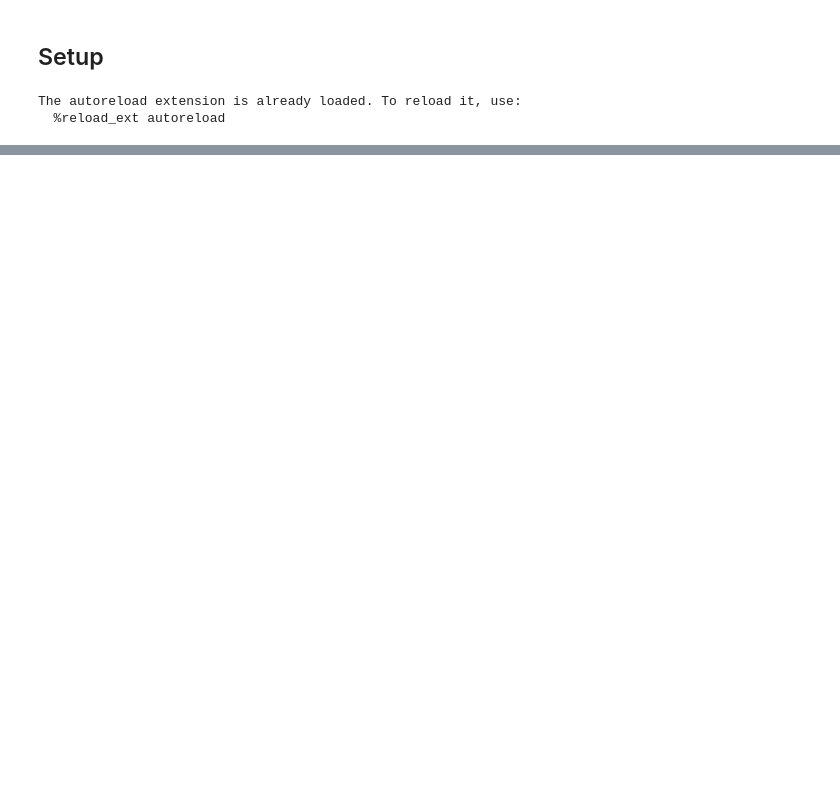
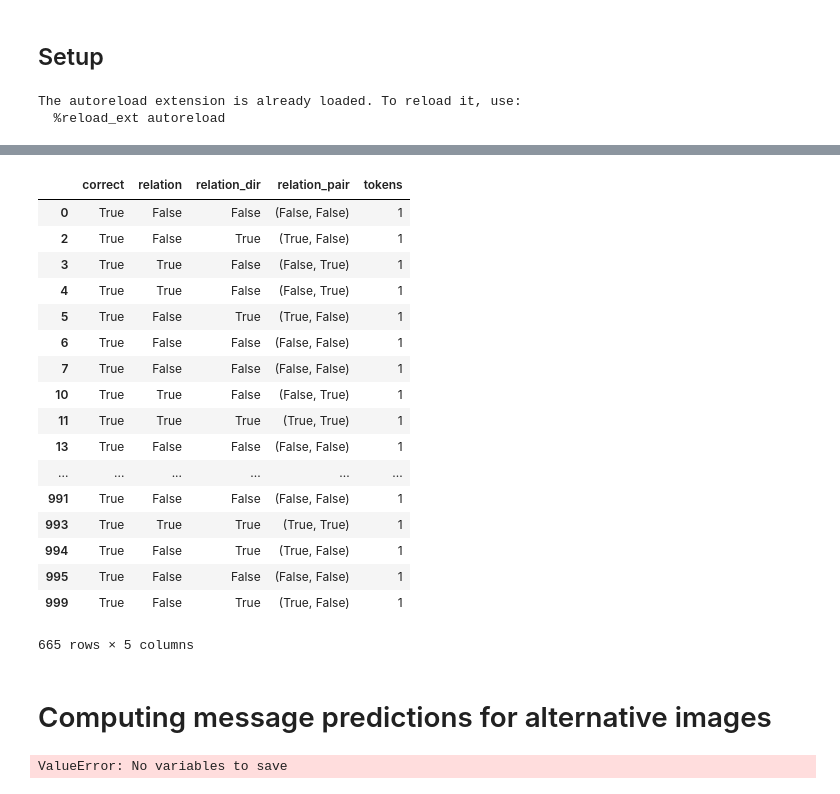
Before and after one commit to jayelm/rnn-syn, a Jupyter notebook: rnn-syn.ipynb, the cells around one changed output, grey strips where cells are left out. Drawn from its saved outputs; the diff is of its cells as text; code cells hidden in the pictures; blank space fills up the shorter version.

```diff
--- a/rnn-syn.ipynb
+++ b/rnn-syn.ipynb
@@ -43,0 +128,24 @@ sns.lmplot('x', 'y', data=msgs, fit_reg=False, hue='relation_pair', legend_out=T
+# %%
+msgs = load_discrete_messages('data/500_200-feature-gru-discrete2-25epochs-msgs.npz')
+msgs[msgs.tokens == 1].head(20)
+# %% [output]
+|  | correct | relation | relation_dir | relation_pair | tokens |
+| 0 | True | False | False | (False, False) | 1 |
+| 2 | True | False | True | (True, False) | 1 |
+| 3 | True | True | False | (False, True) | 1 |
+| 4 | True | True | False | (False, True) | 1 |
+| 5 | True | False | True | (True, False) | 1 |
+| 6 | True | False | False | (False, False) | 1 |
+| 7 | True | False | False | (False, False) | 1 |
+| 10 | True | True | False | (False, True) | 1 |
+| 11 | True | True | True | (True, True) | 1 |
+| 13 | True | False | False | (False, False) | 1 |
+| ... | ... | ... | ... | ... | ... |
+| 991 | True | False | False | (False, False) | 1 |
+| 993 | True | True | True | (True, True) | 1 |
+| 994 | True | False | True | (True, False) | 1 |
+| 995 | True | False | False | (False, False) | 1 |
+| 999 | True | False | True | (True, False) | 1 |
+665 rows × 5 columns
+# %% [markdown]
+# Computing message predictions for alternative images
@@ -43,0 +155,5 @@ sns.lmplot('x', 'y', data=msgs, fit_reg=False, hue='relation_pair', legend_out=T
+# %%
+saver = tf.train.Saver()
+saver.restore(session, 'saves/data/checkpoint')
+# %% [output]
+ValueError: No variables to save
```
Also changed, not shown: parts of 15 cells of this notebook.
